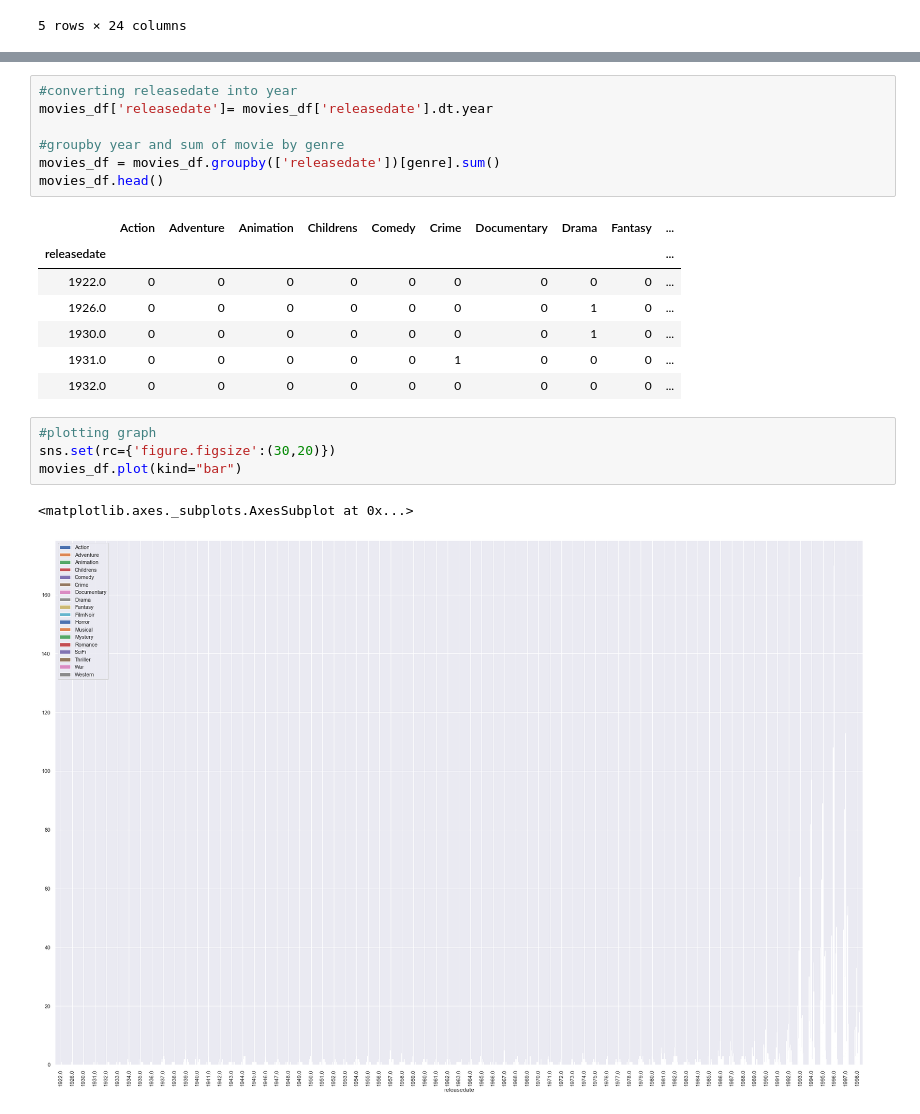
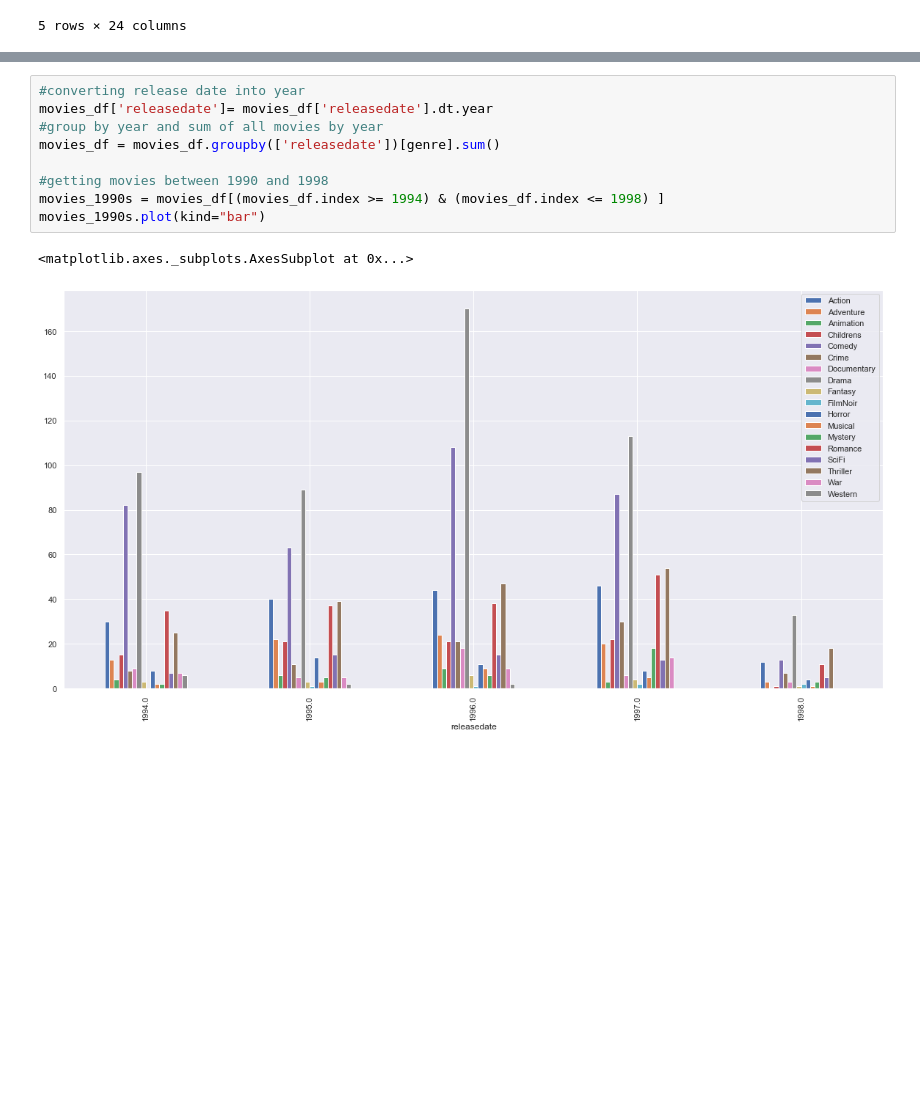
Before and after one commit to koyelpramanick/clustering, a Jupyter notebook: cluster.ipynb, the cells around one changed output, grey strips where cells are left out. Saved outputs shown, nothing was run; the diff lists cells and outputs as text; blank space fills up the shorter version.

```diff
--- a/cluster.ipynb
+++ b/cluster.ipynb
@@ -107,25 +107,15 @@ ax.set(ylabel='Number of Movies', xlabel='Genre', title='Movies List by Genre fr
 # %%
-#converting releasedate into year
+#converting release date into year
 movies_df['releasedate']= movies_df['releasedate'].dt.year
+#group by year and sum of all movies by year
+movies_df = movies_df.groupby(['releasedate'])[genre].sum()
 
-#groupby year and sum of movie by genre
-movies_df = movies_df.groupby(['releasedate'])[genre].sum()
-movies_df.head()
+#getting movies between 1990 and 1998
+movies_1990s = movies_df[(movies_df.index >= 1994) & (movies_df.index <= 1998) ]
+movies_1990s.plot(kind="bar")
 # %% [output]
-|  | Action | Adventure | Animation | Childrens | Comedy | Crime | Documentary | Drama | Fantasy | ... |
-| releasedate |  |  |  |  |  |  |  |  |  | ... |
-| 1922.0 | 0 | 0 | 0 | 0 | 0 | 0 | 0 | 0 | 0 | ... |
-| 1926.0 | 0 | 0 | 0 | 0 | 0 | 0 | 0 | 1 | 0 | ... |
-| 1930.0 | 0 | 0 | 0 | 0 | 0 | 0 | 0 | 1 | 0 | ... |
-| 1931.0 | 0 | 0 | 0 | 0 | 0 | 1 | 0 | 0 | 0 | ... |
-| 1932.0 | 0 | 0 | 0 | 0 | 0 | 0 | 0 | 0 | 0 | ... |
+<matplotlib.axes._subplots.AxesSubplot at 0x...>
+[figure, added]
-# %%
-#plotting graph
-sns.set(rc={'figure.figsize':(30,20)})
-movies_df.plot(kind="bar")
-# %% [output]
-<matplotlib.axes._subplots.AxesSubplot at 0x...>
-[figure, removed]
 # %%
 #plotting heatmap
 sns.heatmap(movies_df.corr(), annot = True)
```
Also changed, not shown: parts of 6 cells of this notebook.
